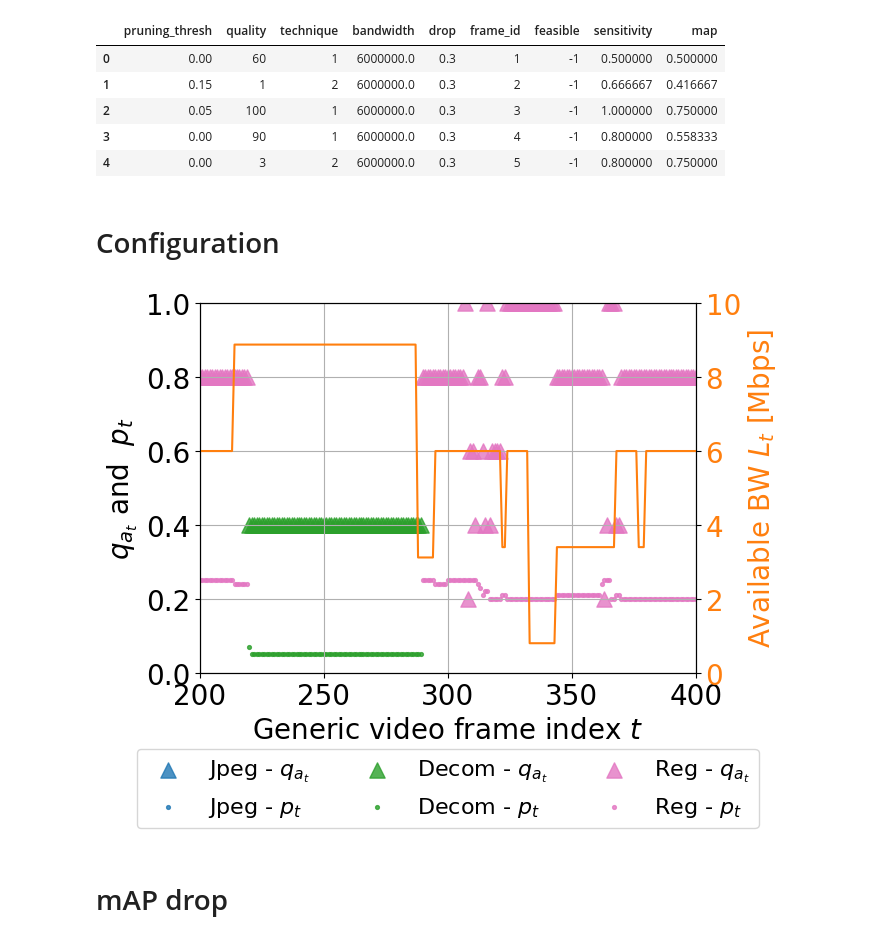
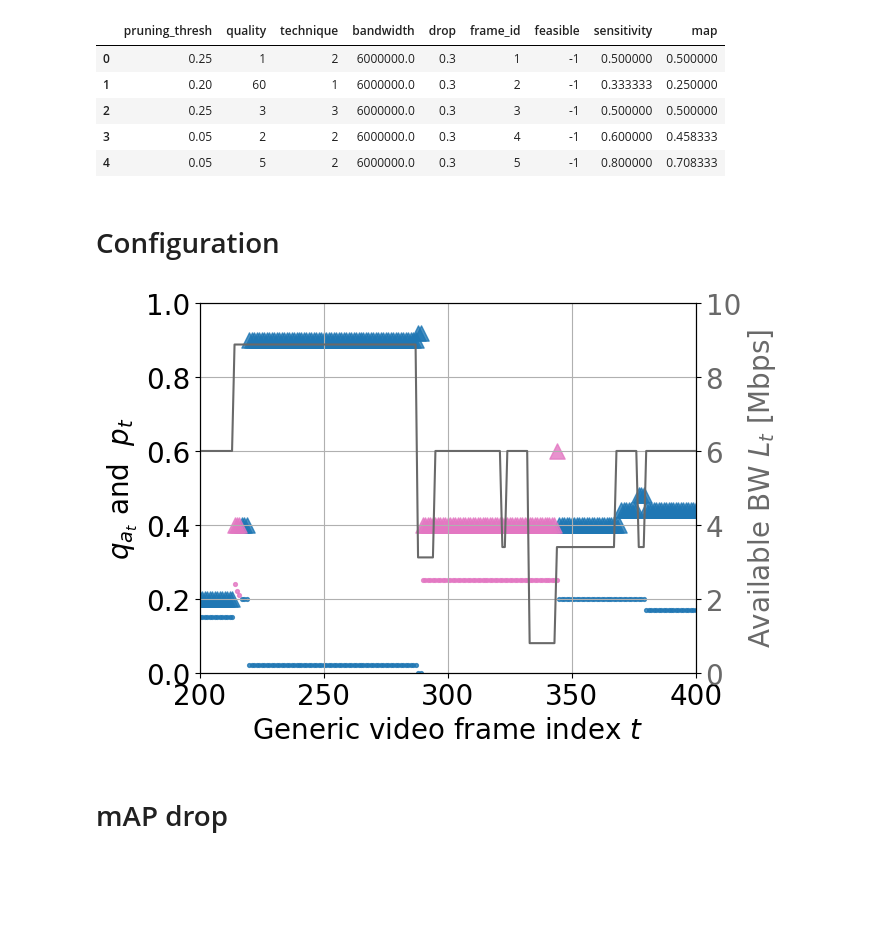
Before and after one commit to Rexyyj/split_DNN_framework, a Jupyter notebook: dynamic_framework_v2/plots/map_drop_journal_v2.ipynb, the cells around one changed output. Saved outputs shown, nothing was run; the diff lists cells and outputs as text; code cells hidden in the pictures; blank space fills up the shorter version.

Commit message:
update figures

```diff
--- a/dynamic_framework_v2/plots/map_drop_journal_v2.ipynb
+++ b/dynamic_framework_v2/plots/map_drop_journal_v2.ipynb
@@ -8,11 +8,11 @@ plt.rcParams.update({"text.usetex": False,
                      "pdf.fonttype": 42,
                      "ps.fonttype": 42})
 # %%
-# local_df = pd.read_csv("../measurements/local_long/map.csv")
-# map_df = pd.read_csv("../measurements/real_bw_test/map.csv")
-# cha_df = pd.read_csv("../measurements/real_bw_test/characteristic.csv")
-# mag_df = pd.read_csv("../measurements/real_bw_test/manager.csv")
-# time_df = pd.read_csv("../measurements/real_bw_test/time.csv")
+local_df = pd.read_csv("../measurements/local_long/map.csv")
+map_df = pd.read_csv("../measurements/real_bw_test/map.csv")
+cha_df = pd.read_csv("../measurements/real_bw_test/characteristic.csv")
+mag_df = pd.read_csv("../measurements/real_bw_test/manager.csv")
+time_df = pd.read_csv("../measurements/real_bw_test/time.csv")
 
 # local_df = pd.read_csv("../measurements/local_long/map.csv")
 # map_df = pd.read_csv("../measurements/real_bw_test_15fps/map.csv")
@@ -20,11 +20,11 @@ plt.rcParams.update({"text.usetex": False,
 # mag_df = pd.read_csv("../measurements/real_bw_test_15fps/manager.csv")
 # time_df = pd.read_csv("../measurements/real_bw_test_15fps/time.csv")
 
-local_df = pd.read_csv("../measurements/local_long/map.csv")
-map_df = pd.read_csv("../measurements/real_bw_no_jpeg/map.csv")
-cha_df = pd.read_csv("../measurements/real_bw_no_jpeg/characteristic.csv")
-mag_df = pd.read_csv("../measurements/real_bw_no_jpeg/manager.csv")
-time_df = pd.read_csv("../measurements/real_bw_no_jpeg/time.csv")
+# local_df = pd.read_csv("../measurements/local_long/map.csv")
+# map_df = pd.read_csv("../measurements/real_bw_no_jpeg/map.csv")
+# cha_df = pd.read_csv("../measurements/real_bw_no_jpeg/characteristic.csv")
+# mag_df = pd.read_csv("../measurements/real_bw_no_jpeg/manager.csv")
+# time_df = pd.read_csv("../measurements/real_bw_no_jpeg/time.csv")
 
 # static_map_df = pd.read_csv("../measurements/jpeg_no_change/map.csv")
 # static_cha_df = pd.read_csv("../measurements/jpeg_no_change/characteristic.csv")
@@ -32,11 +32,11 @@ time_df = pd.read_csv("../measurements/real_bw_no_jpeg/time.csv")
 map_df.head()
 # %% [output]
 |  | pruning_thresh | quality | technique | bandwidth | drop | frame_id | feasible | sensitivity | map |
-| 0 | 0.00 | 60 | 1 | 6000000.0 | 0.3 | 1 | -1 | 0.500000 | 0.500000 |
-| 1 | 0.15 | 1 | 2 | 6000000.0 | 0.3 | 2 | -1 | 0.666667 | 0.416667 |
-| 2 | 0.05 | 100 | 1 | 6000000.0 | 0.3 | 3 | -1 | 1.000000 | 0.750000 |
-| 3 | 0.00 | 90 | 1 | 6000000.0 | 0.3 | 4 | -1 | 0.800000 | 0.558333 |
-| 4 | 0.00 | 3 | 2 | 6000000.0 | 0.3 | 5 | -1 | 0.800000 | 0.750000 |
+| 0 | 0.25 | 1 | 2 | 6000000.0 | 0.3 | 1 | -1 | 0.500000 | 0.500000 |
+| 1 | 0.20 | 60 | 1 | 6000000.0 | 0.3 | 2 | -1 | 0.333333 | 0.250000 |
+| 2 | 0.25 | 3 | 3 | 6000000.0 | 0.3 | 3 | -1 | 0.500000 | 0.500000 |
+| 3 | 0.05 | 2 | 2 | 6000000.0 | 0.3 | 4 | -1 | 0.600000 | 0.458333 |
+| 4 | 0.05 | 5 | 2 | 6000000.0 | 0.3 | 5 | -1 | 0.800000 | 0.708333 |
 # %%
 quality_level = []
 
@@ -59,37 +59,37 @@ ax1.set_ylabel('$q_{a_t}$ and  $p_t$')
 # ax1.tick_params(axis='y', labelcolor=color)
 
 
 # ax1.plot(map_df["frame_id"].to_numpy(),map_df["quality_level"].to_numpy(),color=color)
 _jpeg_df = map_df[map_df["technique"] == 1]
 ax1.scatter(_jpeg_df["frame_id"].to_numpy(),_jpeg_df["quality_level"].to_numpy()/5,color="tab:blue",marker="^",s=120,alpha = 0.8,label="Jpeg - $q_{a_t}$")
 ax1.scatter(_jpeg_df["frame_id"].to_numpy(),_jpeg_df["pruning_thresh"].to_numpy(),color="tab:blue",marker=".",s=30, alpha = 0.8,label="Jpeg - $p_t$")
 _decom_df = map_df[map_df["technique"] == 2]
 ax1.scatter(_decom_df["frame_id"].to_numpy(),_decom_df["quality_level"].to_numpy()/5,color="tab:green",marker="^",s=120, alpha = 0.8,label="Decom - $q_{a_t}$")
 ax1.scatter(_decom_df["frame_id"].to_numpy(),_decom_df["pruning_thresh"].to_numpy(),color="tab:green",marker=".",s=30, alpha = 0.8,label="Decom - $p_t$")
 _reg_df = map_df[map_df["technique"] == 3]
 ax1.scatter(_reg_df["frame_id"].to_numpy(),_reg_df["quality_level"].to_numpy()/5,color="tab:pink",marker="^",s=120,alpha = 0.8,label="Reg - $q_{a_t}$")
 ax1.scatter(_reg_df["frame_id"].to_numpy(),_reg_df["pruning_thresh"].to_numpy(),color="tab:pink",marker=".",s=30,alpha = 0.8,label="Reg - $p_t$")
 
 ax1.grid()
 
 
 
 
 # ax1.plot(map_df["frame_id"].to_numpy(),map_df["pruning_thresh"].to_numpy(), color=color, label="$p_t$")
 ax2 = ax1.twinx()
-color = 'tab:orange'
+color = 'dimgray'
 ax2.set_ylabel('Available BW $L_t$ [Mbps]', color=color)  # we already handled the x-label with ax1
 ax2.plot(map_df["frame_id"].to_numpy(),map_df["bandwidth"].to_numpy()/1e6, color=color)
 ax2.tick_params(axis='y', labelcolor=color)
 
 # plt.grid()
 ax1.set_xlim([200, 400])
 ax2.set_ylim([0,10])
 ax1.set_ylim([0,1])
-ax1.legend(ncol=3,loc='lower center', bbox_to_anchor=(0.5, -0.45),fontsize=16)
-plt.savefig("../figures/conf_decom_reg.pdf",format="pdf", bbox_inches="tight")
+# ax1.legend(ncol=1,loc='center', bbox_to_anchor=(1.4, 0.5),fontsize=20,handletextpad=-0.2)
+plt.savefig("../figures/conf_jpeg_reg.pdf",format="pdf", bbox_inches="tight")
 # %% [output]
-[figure, old version]
+[figure, new version]
 # %% [markdown]
 # mAP drop
 # %%
```
Also changed, not shown: 40 other files.
